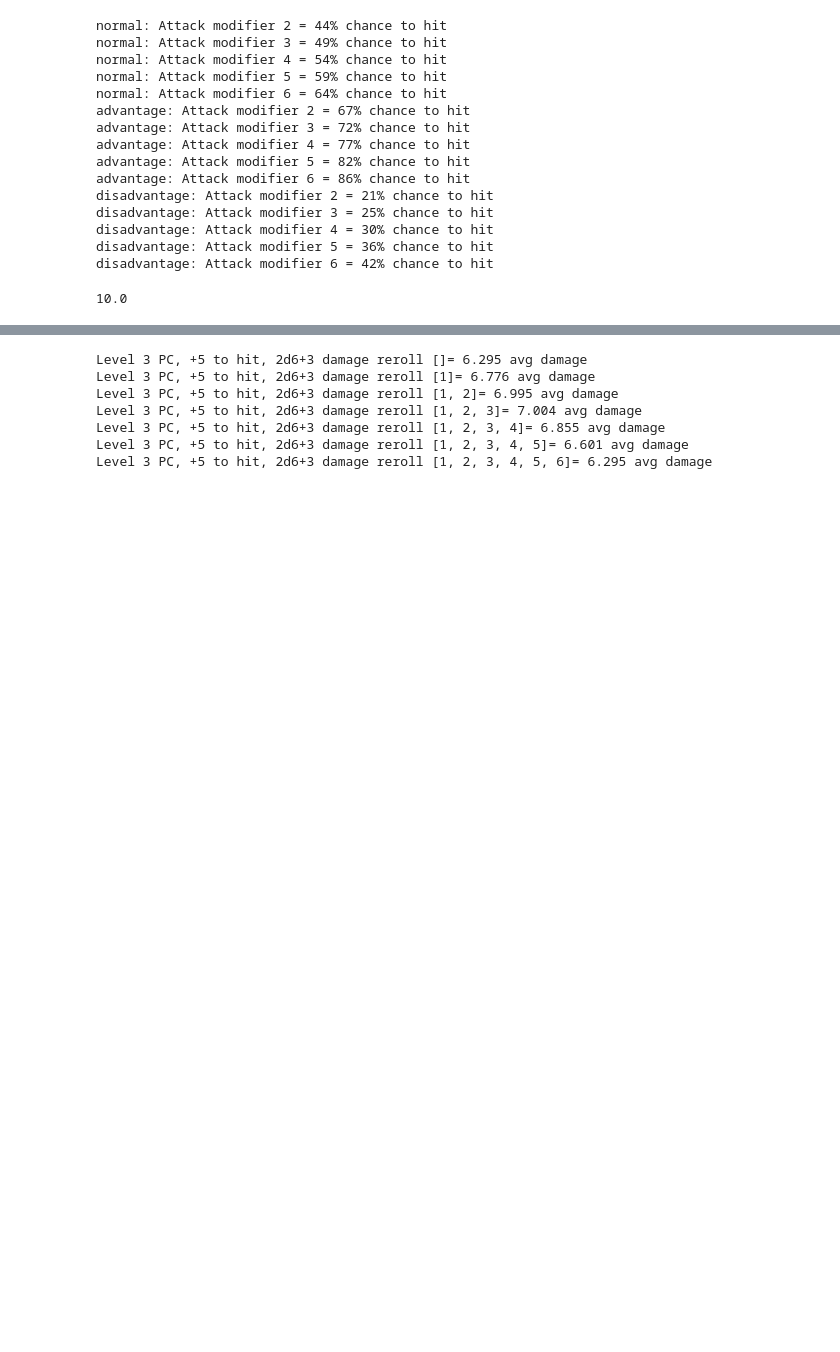
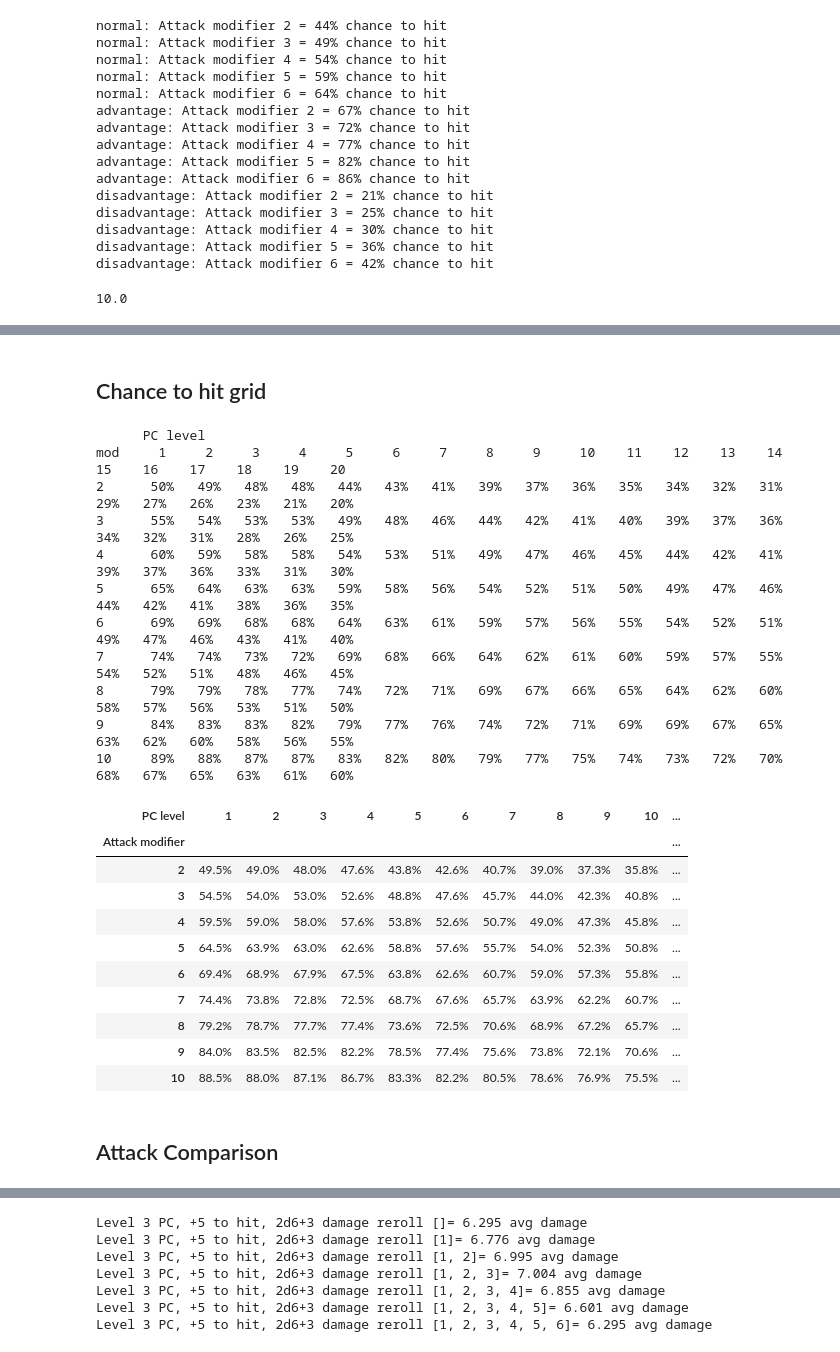
Before and after one commit to dyoung418/dnd_stats, a Jupyter notebook: dnd_dice_calcs.ipynb, the cells around one changed output, grey strips where cells are left out. Cells and saved outputs as stored; diff of their text form; code cells hidden in the pictures; blank space fills up the shorter version.

Commit message:
Added chance to hit grid - need to output dataframe for attack_comparison and probably pivot the rows/columns

```diff
--- a/dnd_dice_calcs.ipynb
+++ b/dnd_dice_calcs.ipynb
@@ -510 +399,65 @@ disadvantage: Level 3 PC, +6 to hit, d10+4 damage (reroll [1, 2]) = 4.893 avg da
+# %% [markdown]
+## Chance to hit grid
+# %%
+def chance_to_hit_grid(mods=[2,3,4,5,6,7,8,9,10],
+                       lvls=[1,2,3,4,5,6,7,8,9,10,11,12,13,14,15,16,17,18,19,20],
+                       adv='normal', print_table=True):
+    df = pd.DataFrame(np.zeros((len(mods),len(lvls))),
+                       index=mods,
+                       columns=lvls)
+    df = df.rename_axis("PC level", axis="columns")
+    df = df.rename_axis("Attack modifier", axis="index")
+    pd.set_option("display.float_format", lambda f: f"{f:0<4.1%}")
+    col_width = 6
+    num_width = 4
+    prec = 0
+    if(print_table):
+        # print x axis label
+        print(f"{'': >{col_width}}{'PC level'}")
+        # print column header
+        print(f"{'mod': <{col_width}}", end='')
+        for lvl in lvls:
+            print(f"{lvl: ^{col_width}}", end='')
+        print('')
+    # print one row for each attack modifier
+    for mod in mods:
+        if(print_table):
+            # row label first
+            print(f"{mod: <{col_width}}", end='')
+        for lvl in lvls:
+            cth = chance_to_hit(mod=mod, pc_lvl=lvl, adv=adv)
+            df.loc[mod,lvl] = cth
+            if(print_table):
+                print(f"{cth:{num_width}.{prec}%}{'': <{col_width-num_width}}", end='')
+        if(print_table):
+            print('')
+    return df
+
+_ = chance_to_hit_grid(print_table=True)
+_
+# %% [output]
+      PC level
+mod     1     2     3     4     5     6     7     8     9     10    11    12    13    14    15    16    17    18    19    20
+2      50%   49%   48%   48%   44%   43%   41%   39%   37%   36%   35%   34%   32%   31%   29%   27%   26%   23%   21%   20%
+3      55%   54%   53%   53%   49%   48%   46%   44%   42%   41%   40%   39%   37%   36%   34%   32%   31%   28%   26%   25%
+4      60%   59%   58%   58%   54%   53%   51%   49%   47%   46%   45%   44%   42%   41%   39%   37%   36%   33%   31%   30%
+5      65%   64%   63%   63%   59%   58%   56%   54%   52%   51%   50%   49%   47%   46%   44%   42%   41%   38%   36%   35%
+6      69%   69%   68%   68%   64%   63%   61%   59%   57%   56%   55%   54%   52%   51%   49%   47%   46%   43%   41%   40%
+7      74%   74%   73%   72%   69%   68%   66%   64%   62%   61%   60%   59%   57%   55%   54%   52%   51%   48%   46%   45%
+8      79%   79%   78%   77%   74%   72%   71%   69%   67%   66%   65%   64%   62%   60%   58%   57%   56%   53%   51%   50%
+9      84%   83%   83%   82%   79%   77%   76%   74%   72%   71%   69%   69%   67%   65%   63%   62%   60%   58%   56%   55%
+10     89%   88%   87%   87%   83%   82%   80%   79%   77%   75%   74%   73%   72%   70%   68%   67%   65%   63%   61%   60%
+| PC level | 1 | 2 | 3 | 4 | 5 | 6 | 7 | 8 | 9 | 10 | ... |
+| Attack modifier |  |  |  |  |  |  |  |  |  |  | ... |
+| 2 | 49.5% | 49.0% | 48.0% | 47.6% | 43.8% | 42.6% | 40.7% | 39.0% | 37.3% | 35.8% | ... |
+| 3 | 54.5% | 54.0% | 53.0% | 52.6% | 48.8% | 47.6% | 45.7% | 44.0% | 42.3% | 40.8% | ... |
+| 4 | 59.5% | 59.0% | 58.0% | 57.6% | 53.8% | 52.6% | 50.7% | 49.0% | 47.3% | 45.8% | ... |
+| 5 | 64.5% | 63.9% | 63.0% | 62.6% | 58.8% | 57.6% | 55.7% | 54.0% | 52.3% | 50.8% | ... |
+| 6 | 69.4% | 68.9% | 67.9% | 67.5% | 63.8% | 62.6% | 60.7% | 59.0% | 57.3% | 55.8% | ... |
+| 7 | 74.4% | 73.8% | 72.8% | 72.5% | 68.7% | 67.6% | 65.7% | 63.9% | 62.2% | 60.7% | ... |
+| 8 | 79.2% | 78.7% | 77.7% | 77.4% | 73.6% | 72.5% | 70.6% | 68.9% | 67.2% | 65.7% | ... |
+| 9 | 84.0% | 83.5% | 82.5% | 82.2% | 78.5% | 77.4% | 75.6% | 73.8% | 72.1% | 70.6% | ... |
+| 10 | 88.5% | 88.0% | 87.1% | 86.7% | 83.3% | 82.2% | 80.5% | 78.6% | 76.9% | 75.5% | ... |
+# %% [markdown]
+## Attack Comparison
 # %%
```
Also changed, not shown: parts of 4 cells of this notebook.
